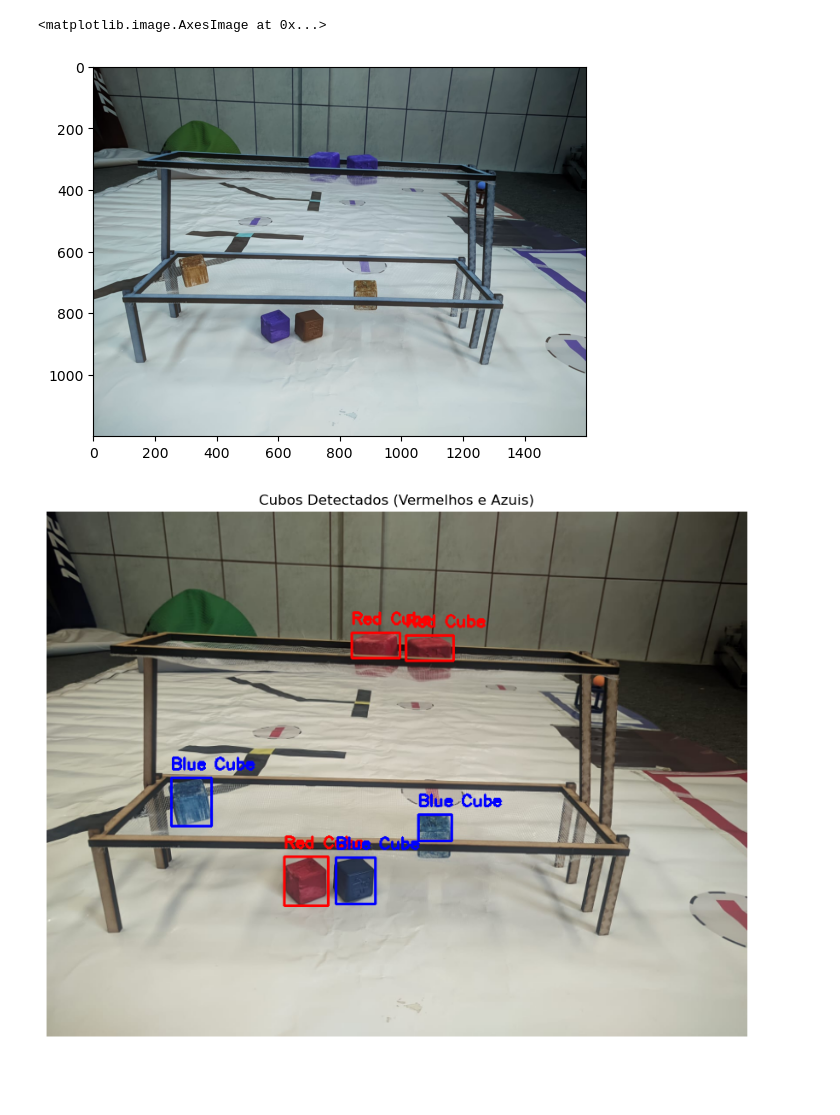
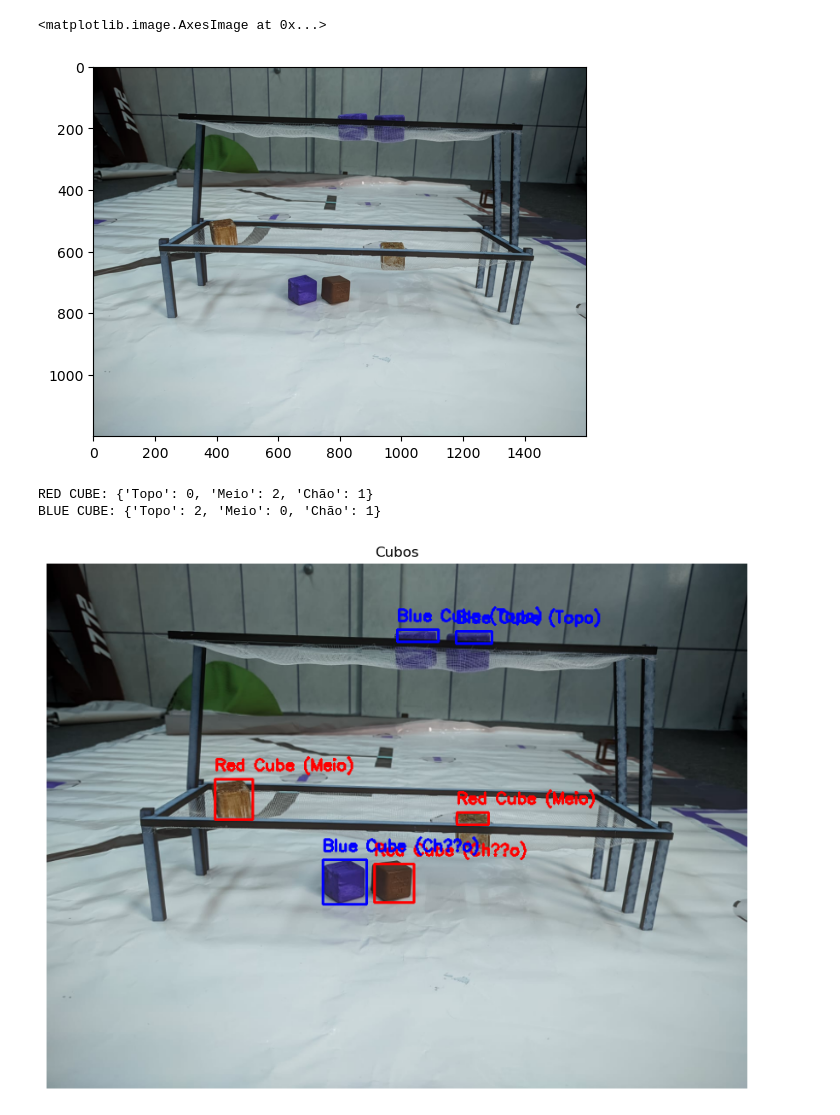
Before and after one commit to Team1772/torneio-de-gravatai-2025, a Jupyter notebook: image-recognize/recognize.ipynb, the cells around one changed output. Cells and saved outputs as stored; diff of their text form; code cells hidden in the pictures; blank space fills up the shorter version.

```diff
--- a/image-recognize/recognize.ipynb
+++ b/image-recognize/recognize.ipynb
@@ -8,12 +8,12 @@ from cvlib.object_detection import draw_bbox
 # %%
 from numpy.polynomial import Polynomial
 # %%
-image = cv2.imread('images/galpaoTeste2.jpeg')
+image = cv2.imread('images/galpaoTeste1.jpeg')
 # %%
 plt.imshow(image)
 # %% [output]
 <matplotlib.image.AxesImage at 0x...>
-[figure, old version]
+[figure, new version]
 # %%
 image = cv2.resize(image, (800, 600))
 hsv = cv2.cvtColor(image, cv2.COLOR_BGR2HSV)
@@ -51,8 +69,17 @@ detectar_cubos(mask_blue, (255, 0, 0), "Blue Cube", min_area=700)
+# %%
+vermelhos = detectar_cubos(mask_blue, (255, 0, 0), "Red Cube", min_area=400)
+azuis = detectar_cubos(mask_red, (0, 0, 255), "Blue Cube", min_area=300)
+
+print("RED CUBE:", vermelhos)
+print("BLUE CUBE:", azuis)
+# %% [output]
+RED CUBE: {'Topo': 0, 'Meio': 2, 'Chão': 1}
+BLUE CUBE: {'Topo': 2, 'Meio': 0, 'Chão': 1}
 # %%
 plt.figure(figsize=(12, 8))
-plt.imshow(cv2.cvtColor(image, cv2.COLOR_BGR2RGB))
-plt.title("Cubos Detectados (Vermelhos e Azuis)")
-plt.axis("off")
+plt.imshow(image)
+plt.title("Cubos")
+plt.axis('off')
 plt.show()
 # %% [output]
-[figure, old version]
+[figure, new version]
```
Also changed, not shown: parts of 3 cells of this notebook.
